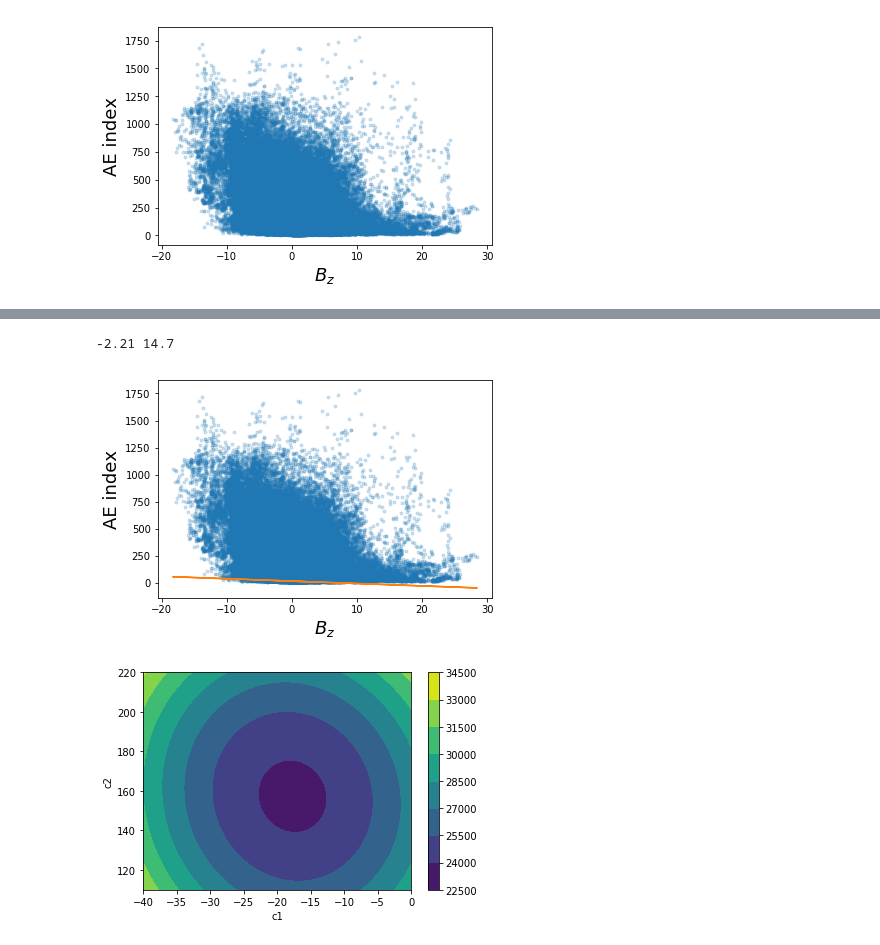
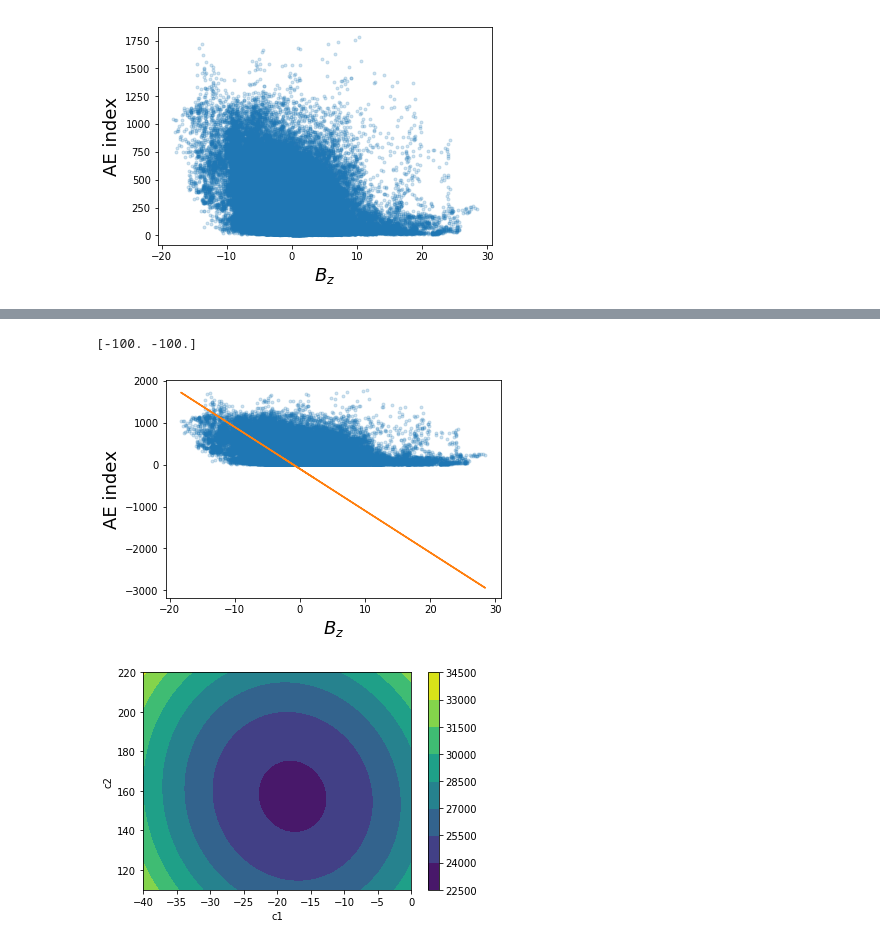
Before and after one commit to AlexanderHickey/PHYS581, a Jupyter notebook: Assignment 3/Assignment 3.ipynb, the cells around one changed output, grey strips where cells are left out. Drawn from its saved outputs; the diff is of its cells as text; code cells hidden in the pictures.

```diff
--- a/Assignment 3/Assignment 3.ipynb
+++ b/Assignment 3/Assignment 3.ipynb
@@ -49,24 +95,24 @@ then explore combinations and transformations of variables to obtain "the best"
+# %%
+def linfit(c,dat):
+
+    return c[0]*dat['bz']+c[1]
+
+fun = lambda c: np.sum( ( dat['ae_index']-linfit(c,dat) )**2 )/len(dat)
+
+
+opt = scipy.optimize.minimize(fun,[-100,-100])['x']
+print(opt)
+# %% [output]
+[-100. -100.]
 # %%
-def linfit(c):
-
-    return c[0]*dat['bz']+c[1]
-
-fun = lambda c: np.sum( ( dat['ae_index']-linfit(c) )**2 )/len(dat)
-
-
-opt = scipy.optimize.minimize(fun,[-1.2,14.7])
-c1, c2 = opt['x']
-print(c1,c2)
-
 plt.plot( dat['bz'], dat['ae_index'], '.', alpha=0.2 )
-plt.plot( dat['bz'], linfit([c1,c2]))
+plt.plot( dat['bz'], linfit([c1,c2],dat))
 
 plt.xlabel('$B_z$',fontsize=18)
 plt.ylabel('AE index',fontsize=18)
 plt.show()
 # %% [output]
--2.21 14.7
-[figure, old version]
+[figure, new version]
 # %%
 c1 = np.linspace(-40,0,50)
 c2 = np.linspace(110,220,50)
```
Also changed, not shown: parts of 6 cells of this notebook.
